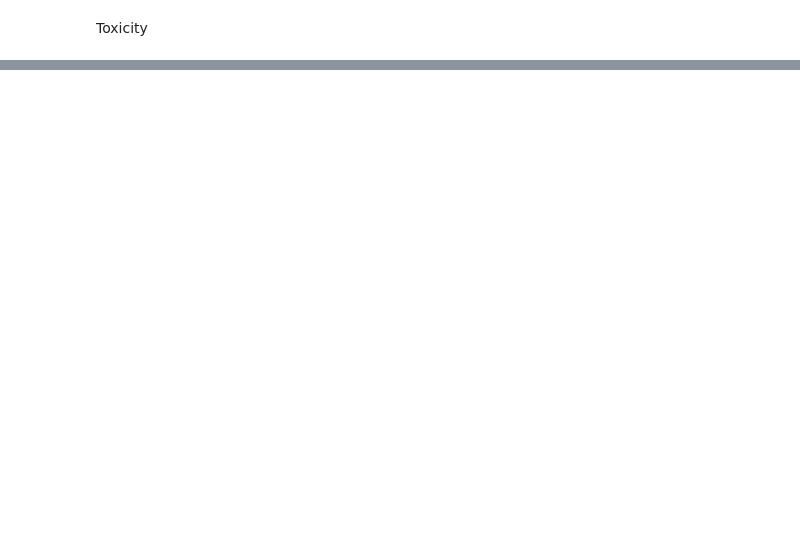
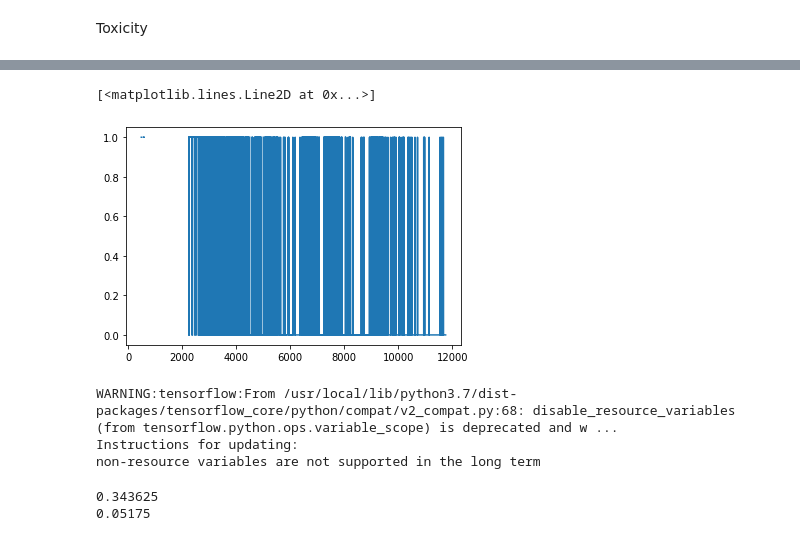
Before and after one commit to Kim-yk/pharmcad_port, a Jupyter notebook: AIBIO/Toxicity.ipynb, the cells around one changed output, grey strips where cells are left out. Cells and saved outputs as stored; diff of their text form; code cells hidden in the pictures; blank space fills up the shorter version.

```diff
--- a/AIBIO/Toxicity.ipynb
+++ b/AIBIO/Toxicity.ipynb
@@ -41,0 +133,14 @@ model.predict(test_dataset)
+# %%
+plt.plot(train_df['SR-MMP'])
+# %% [output]
+[<matplotlib.lines.Line2D at 0x...>]
+[figure, added]
+# %%
+import tensorflow.compat.v1 as tf
+tf.disable_v2_behavior()
+from keras.models import Model, Sequential
+from keras.layers import Input, Dense, Reshape, Dropout, Activation
+# %% [output]
+WARNING:tensorflow:From /usr/local/lib/python3.7/dist-packages/tensorflow_core/python/compat/v2_compat.py:68: disable_resource_variables (from tensorflow.python.ops.variable_scope) is deprecated and w ...
+Instructions for updating:
+non-resource variables are not supported in the long term
@@ -41,0 +162,6 @@ model.predict(test_dataset)
+# %%
+print(np.mean(y_train))
+print(np.mean(y_test))
+# %% [output]
+0.343625
+0.05175
```
Also changed, not shown: parts of 28 cells of this notebook.
